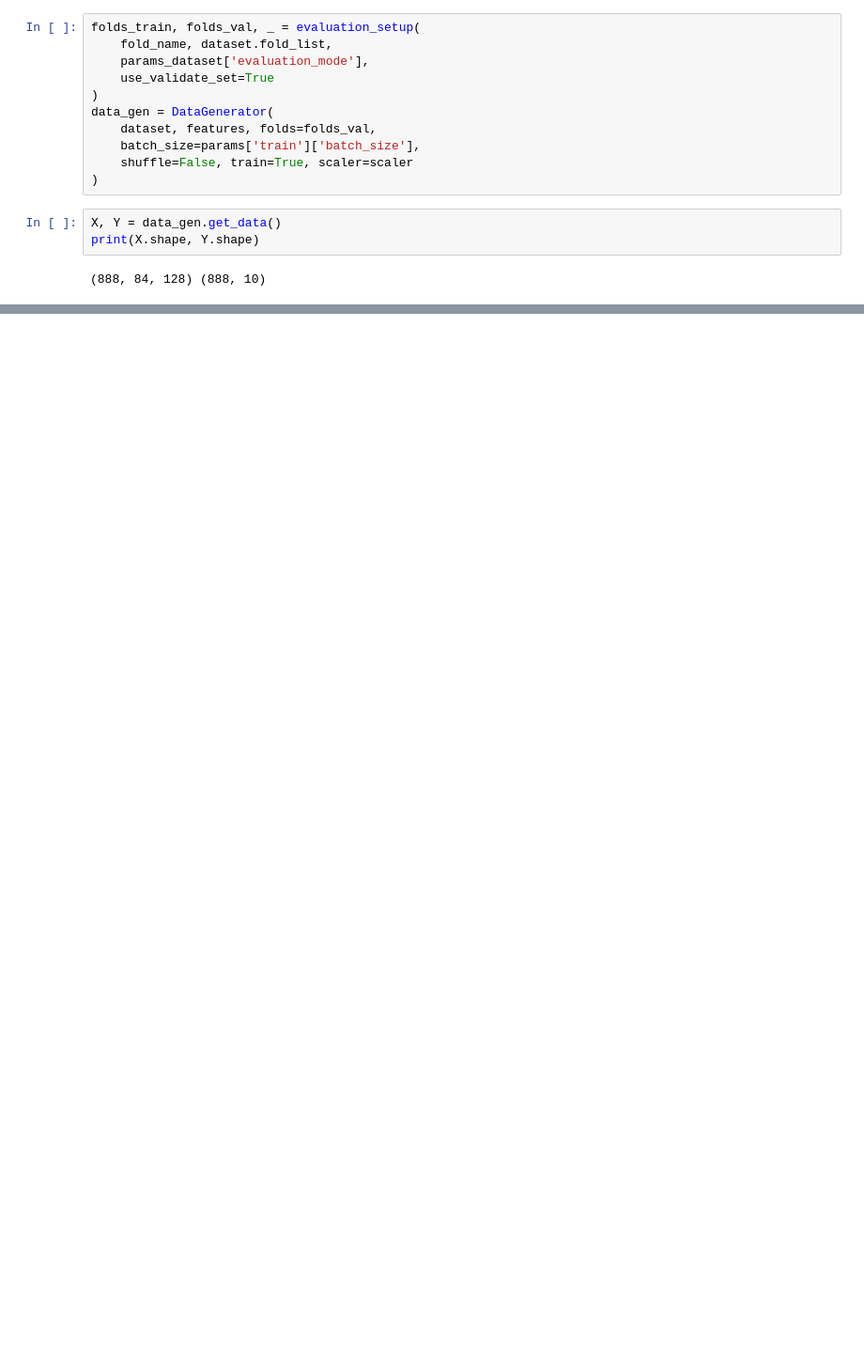
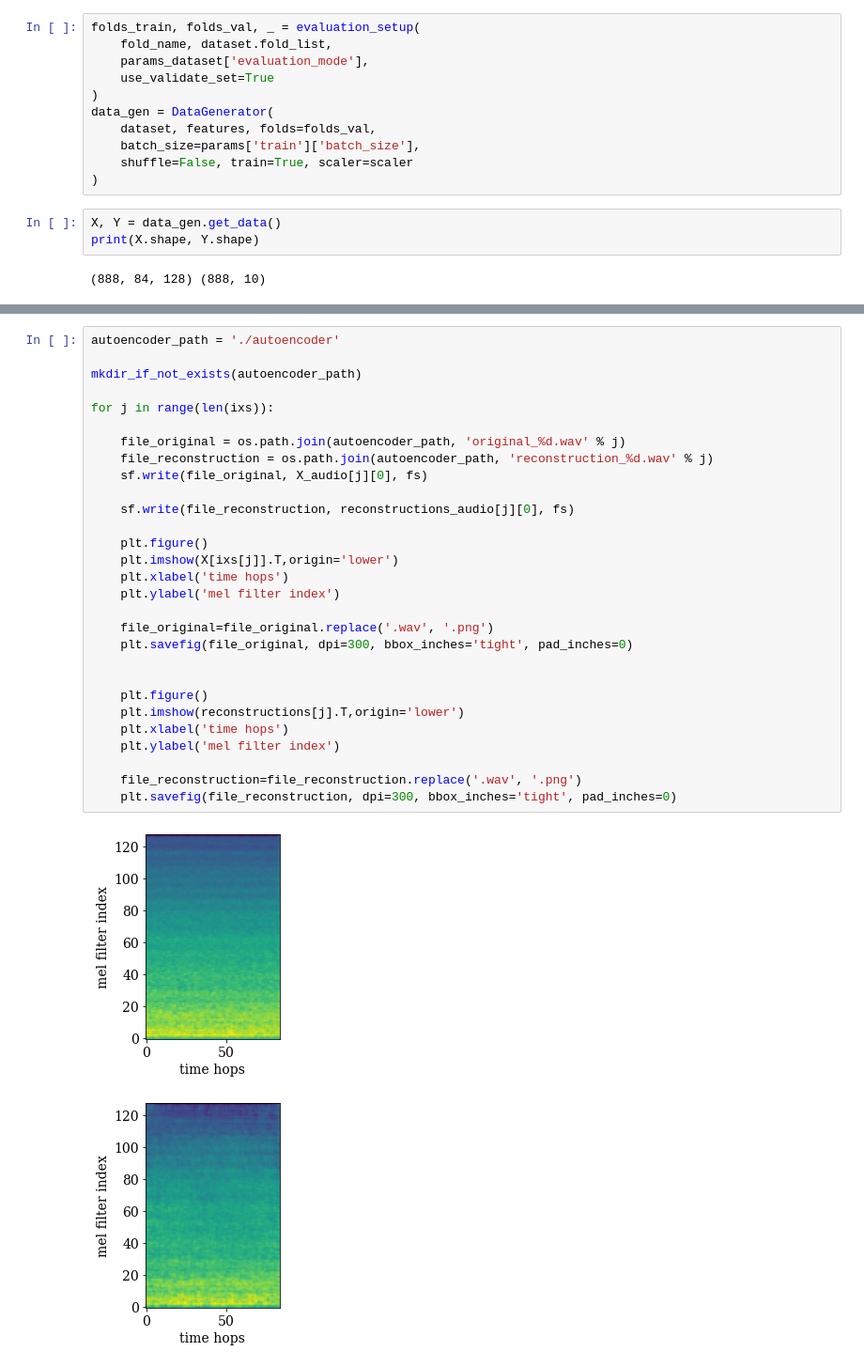
Before and after one commit to pzinemanas/APNet, a Jupyter notebook: notebooks/plot_autoencoder.ipynb, the cells around one changed output, grey strips where cells are left out. Shown at 94% size. Saved outputs shown, nothing was run; the diff lists cells and outputs as text; blank space fills up the shorter version.

Commit message:
Add qualitatively assessment of autoencoder and other minor changes

```diff
--- a/notebooks/plot_autoencoder.ipynb
+++ b/notebooks/plot_autoencoder.ipynb
@@ -128 +182,33 @@ plt.show()
 [figure]
+# %%
+autoencoder_path = './autoencoder'
+
+mkdir_if_not_exists(autoencoder_path)
+
+for j in range(len(ixs)):
+
+    file_original = os.path.join(autoencoder_path, 'original_%d.wav' % j)
+    file_reconstruction = os.path.join(autoencoder_path, 'reconstruction_%d.wav' % j)
+    sf.write(file_original, X_audio[j][0], fs)
+
+    sf.write(file_reconstruction, reconstructions_audio[j][0], fs)
+
+    plt.figure()
+    plt.imshow(X[ixs[j]].T,origin='lower')
+    plt.xlabel('time hops')
+    plt.ylabel('mel filter index')
+
+    file_original=file_original.replace('.wav', '.png')
+    plt.savefig(file_original, dpi=300, bbox_inches='tight', pad_inches=0)
+
+
+    plt.figure()
+    plt.imshow(reconstructions[j].T,origin='lower')
+    plt.xlabel('time hops')
+    plt.ylabel('mel filter index')
+
+    file_reconstruction=file_reconstruction.replace('.wav', '.png')
+    plt.savefig(file_reconstruction, dpi=300, bbox_inches='tight', pad_inches=0)
+# %% [output]
+[figure, added]
+[figure, added]
```
Also changed, not shown: parts of 5 cells of this notebook, 30 other files.
